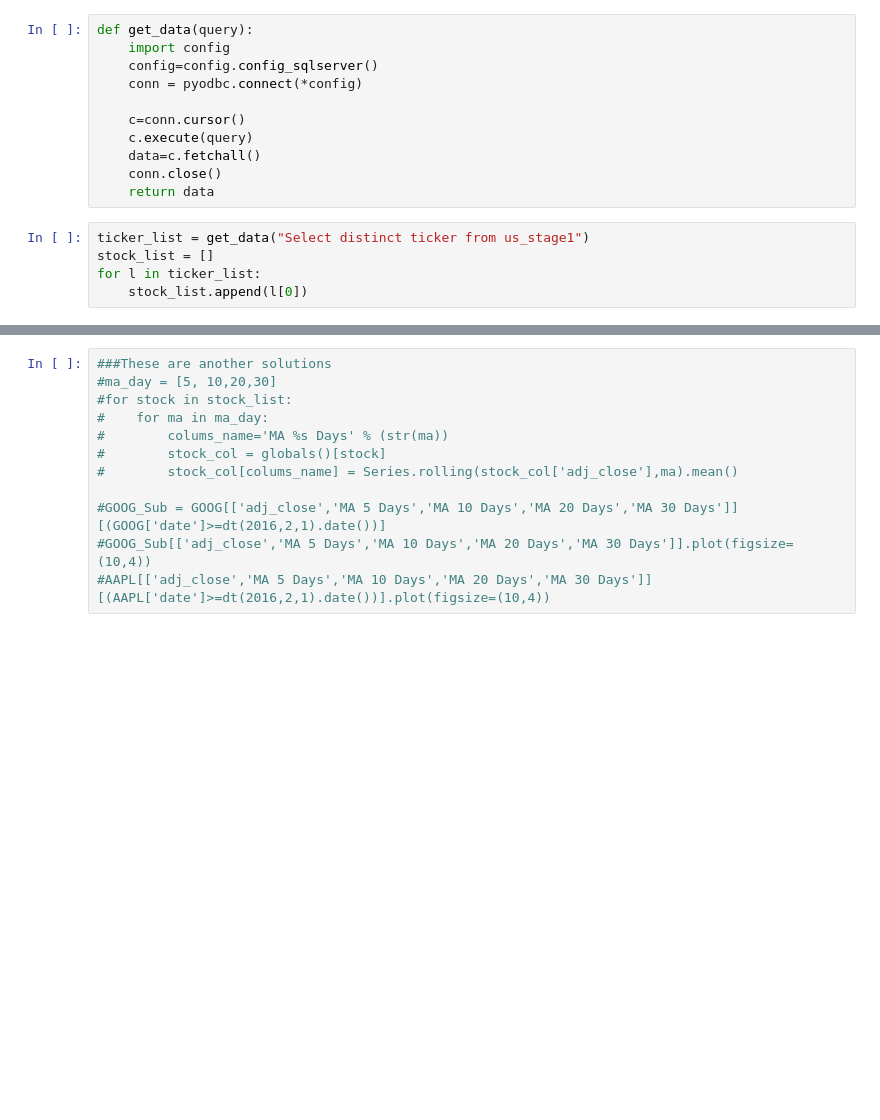
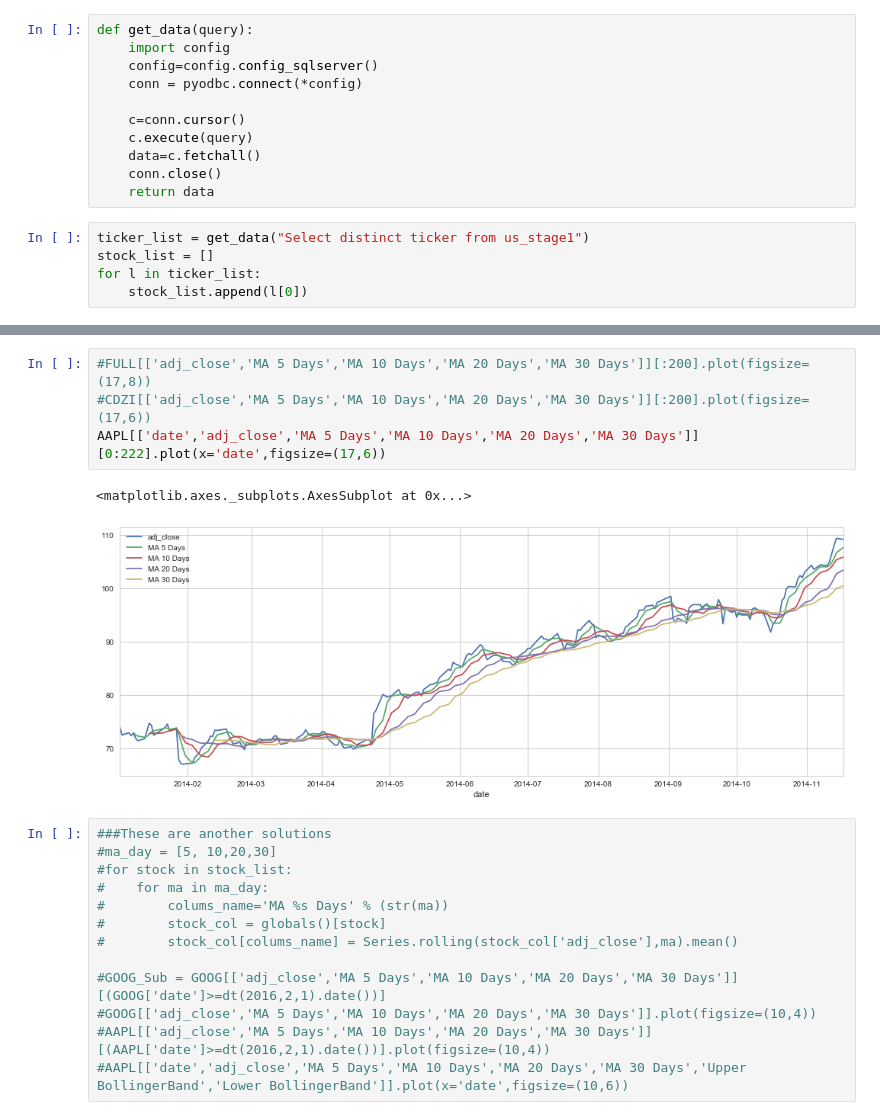
Before and after one commit to web8341/dwang-1, a Jupyter notebook: stocks/my_technical_analysis.ipynb, the cells around one changed output, grey strips where cells are left out. Drawn from its saved outputs; the diff is of its cells as text; blank space fills up the shorter version.

```diff
--- a/stocks/my_technical_analysis.ipynb
+++ b/stocks/my_technical_analysis.ipynb
@@ -133,3 +133,10 @@ CDZI[['adj_close','MA 5 Days','MA 10 Days','MA 20 Days','MA 30 Days']][:200].plo
+# %%
+#FULL[['adj_close','MA 5 Days','MA 10 Days','MA 20 Days','MA 30 Days']][:200].plot(figsize=(17,8))
+#CDZI[['adj_close','MA 5 Days','MA 10 Days','MA 20 Days','MA 30 Days']][:200].plot(figsize=(17,6))
+AAPL[['date','adj_close','MA 5 Days','MA 10 Days','MA 20 Days','MA 30 Days']][0:222].plot(x='date',figsize=(17,6))
+# %% [output]
+<matplotlib.axes._subplots.AxesSubplot at 0x...>
+[figure, added]
 # %%
 ###These are another solutions
 #ma_day = [5, 10,20,30]
@@ -140,5 +147,6 @@ CDZI[['adj_close','MA 5 Days','MA 10 Days','MA 20 Days','MA 30 Days']][:200].plo
 #        stock_col[colums_name] = Series.rolling(stock_col['adj_close'],ma).mean()
 
 #GOOG_Sub = GOOG[['adj_close','MA 5 Days','MA 10 Days','MA 20 Days','MA 30 Days']][(GOOG['date']>=dt(2016,2,1).date())]
-#GOOG_Sub[['adj_close','MA 5 Days','MA 10 Days','MA 20 Days','MA 30 Days']].plot(figsize=(10,4))
+#GOOG[['adj_close','MA 5 Days','MA 10 Days','MA 20 Days','MA 30 Days']].plot(figsize=(10,4))
 #AAPL[['adj_close','MA 5 Days','MA 10 Days','MA 20 Days','MA 30 Days']][(AAPL['date']>=dt(2016,2,1).date())].plot(figsize=(10,4))
+#AAPL[['date','adj_close','MA 5 Days','MA 10 Days','MA 20 Days','MA 30 Days','Upper BollingerBand','Lower BollingerBand']].plot(x='date',figsize=(10,6))
```
Also changed, not shown: parts of 13 cells of this notebook.
